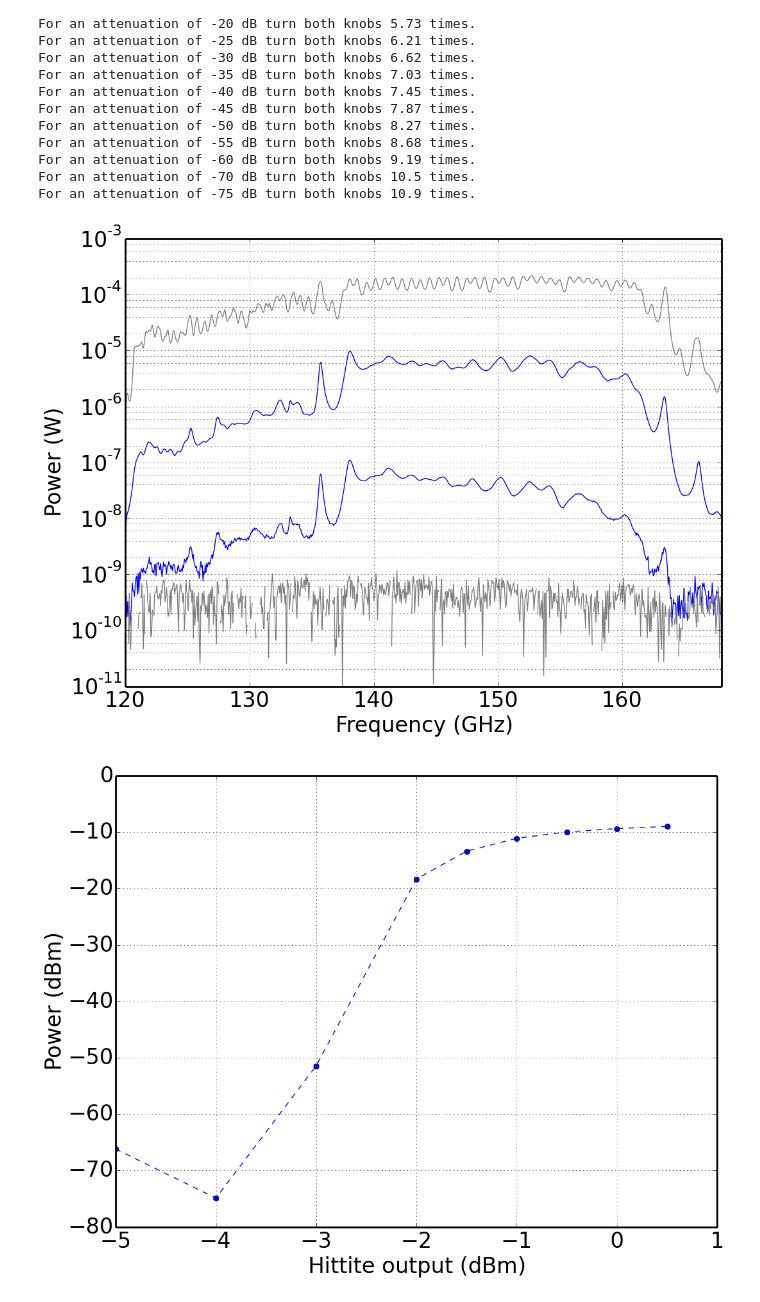
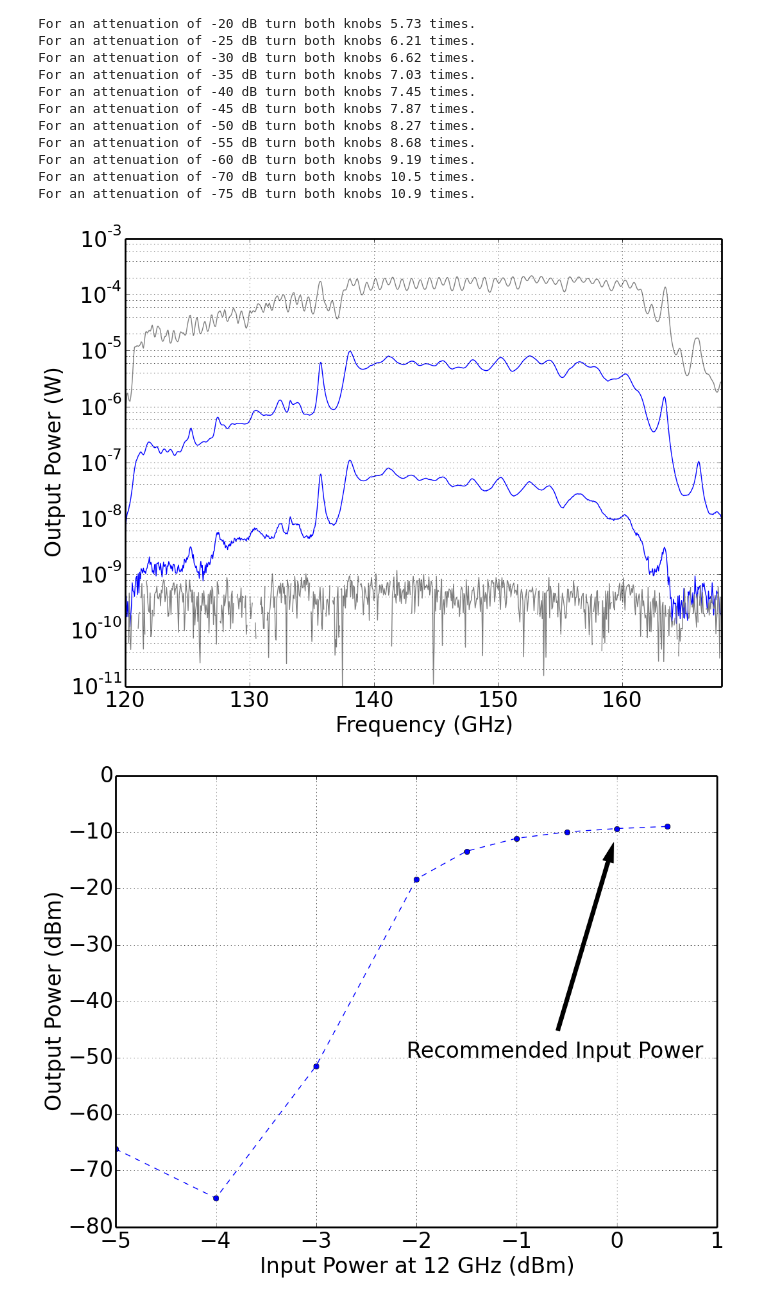
Before and after one commit to ColumbiaCMB/mmw-source, a Jupyter notebook: 2014-05-7_graphs-for-paper-consolidated.ipynb, the cells around one changed output. Cells and saved outputs as stored; diff of their text form; code cells hidden in the pictures.

```diff
--- a/2014-05-7_graphs-for-paper-consolidated.ipynb
+++ b/2014-05-7_graphs-for-paper-consolidated.ipynb
@@ -116,31 +116,34 @@ for i in range(len(data_files)):
     ax3.plot(freq_list[i],pow_list[i],color=color)
 ax3.set_yscale('log')
 ax3.set_xlabel('Frequency (GHz)')
-ax3.set_ylabel('Power (W)')
+ax3.set_ylabel('Output Power (W)')
 ax3.set_ylim([10**-11,10**-3])
 ax3.set_xlim([freq_list[0][0], freq_list[0][-1]])
 
 fig3.savefig('plots/frequency_sweeps.pdf')
 # %% [output]
-[figure, old version]
+[figure, new version]
 # %%
 hittitedb0=attenuation_turns_converter.attenuationConverter(datafile='2014-04-16_dbm_sweep_0dB.npz')
 hittitedb20=attenuation_turns_converter.attenuationConverter(datafile='2014-04-16_dbm_sweep_-20db.npz')
 
 fig4=figure(4)
 #ax61=fig6.add_subplot(211)
 #ax61.set_ylabel('Watts')
 #ax61.set_xlabel('Hittite output (dBm)')
 #ax61.set_title('Changing hittite output at 0dB and 12 GHz')
 #ax61.plot(hittitedb0.data['mickey_turns'],hittitedb0.give_watts(hittitedb0.data['x']),'--o')
 
 ax42=fig4.add_subplot(111)
-ax42.set_ylabel('Power (dBm)')
-ax42.set_xlabel('Hittite output (dBm)')
+ax42.set_ylabel('Output Power (dBm)')
+ax42.set_xlabel('Input Power at 12 GHz (dBm)')
+
+ax42.annotate('Recommended Input Power', xy=(0, -10), xytext=(-2.10, -50), arrowprops=dict(facecolor='black', shrink=0.05))
+
 #ax42.set_title('Changing hittite output at 0dB and 12 GHz')
 ax42.plot(hittitedb0.data['mickey_turns'],hittitedb0.give_dbm(hittitedb0.data['x']),'--o')
 fig4.show()
 
 fig4.savefig('plots/hittite_output_response.pdf')
 # %% [output]
-[figure, old version]
+[figure, new version]
```
Also changed, not shown: parts of 2 cells of this notebook, 9 other files.
